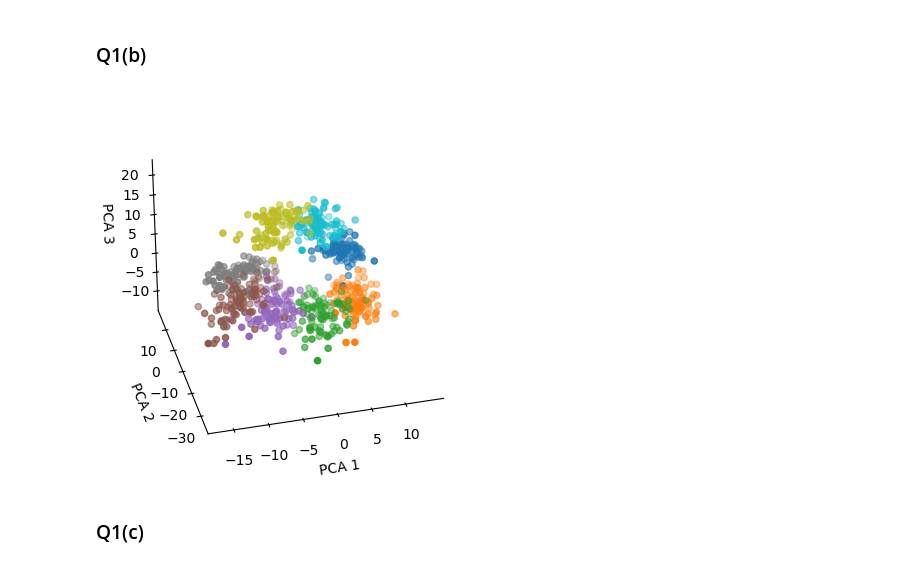
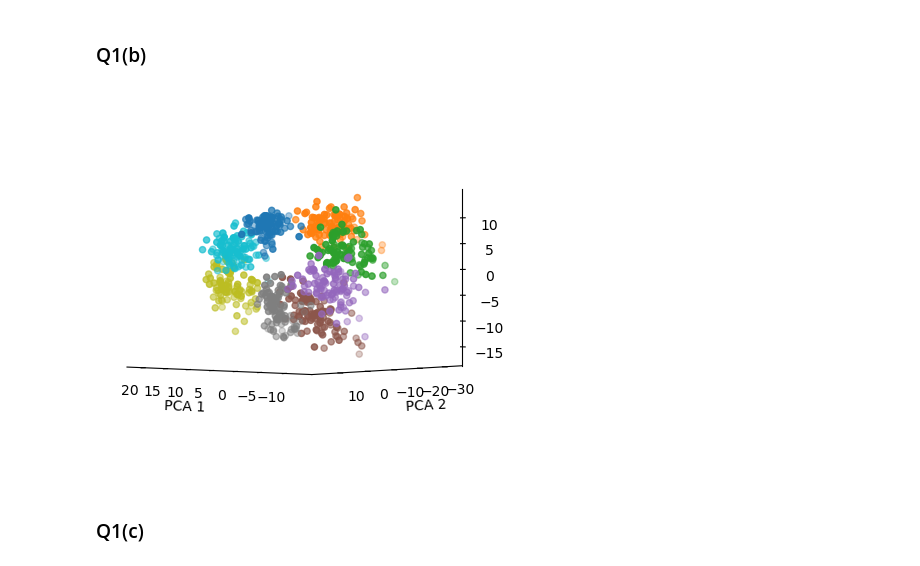
Before and after one commit to khanakagrawal/ML_for_Neuro, a Jupyter notebook: hw3/HW3.ipynb, the cells around one changed output. Drawn from its saved outputs; the diff is of its cells as text; code cells hidden in the pictures.

```diff
--- a/hw3/HW3.ipynb
+++ b/hw3/HW3.ipynb
@@ -77,35 +77,37 @@ There appears to be an elbow after the 8th dominant singular value. The top 8 si
 # %%
 # %matplotlib notebook
 
 fig = plt.figure()
 ax = fig.add_subplot(111, projection="3d")
 
 # ----- YOUR CODE HERE ----- #
 eigvals, eigvecs = np.linalg.eigh(cov)
-X_proj = X_centered @ eigvecs[:, -3:]
+sorted_indices = np.argsort(eigvals)[::-1]
+eigvecs_sorted = eigvecs[:, sorted_indices]
+X_proj = X_centered @ eigvecs_sorted[:, :3]
+
 
 colors = plt.cm.get_cmap('tab10', num_class)
 labels = np.repeat(np.arange(num_class), num_trials)
 for i in range(num_class):
     idx = labels == i
     ax.scatter(X_proj[idx, 0], X_proj[idx, 1], X_proj[idx, 2],
                color=colors(i), label=f"Angle {i+1}", s=20)
 # -------------------------- #
 
 ax.set_xlabel("PCA 1")
 ax.set_ylabel("PCA 2")
 ax.set_zlabel("PCA 3")
 set_grid_invisible(ax)
 
 # ----- YOUR CODE HERE ----- #
 # Find the rotation angle that best separates the clusters
-ax.view_init(elev=35)
-ax.view_init(azim=-105)
+ax.view_init(elev=0, azim=130)
 # -------------------------- #
 
 plt.show()
 # %% [output]
-[figure, old version]
+[figure, new version]
 # %% [markdown]
 ### Q1(c)
 # %%
```
Also changed, not shown: parts of 1 cell of this notebook.
